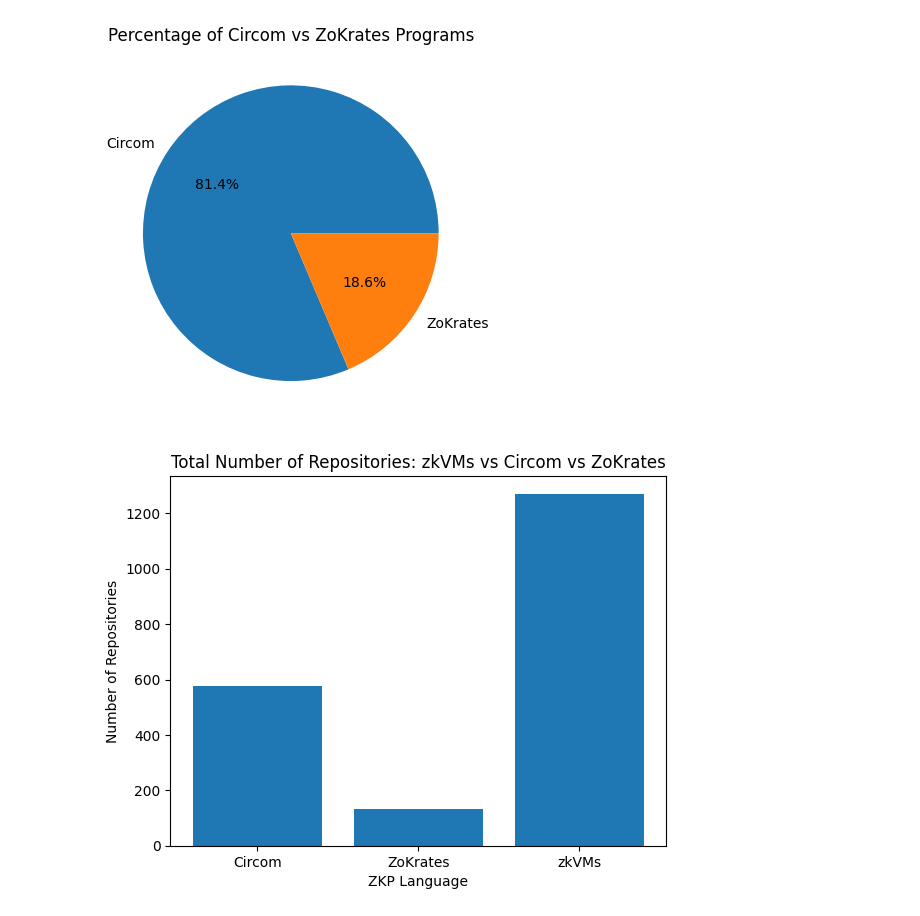
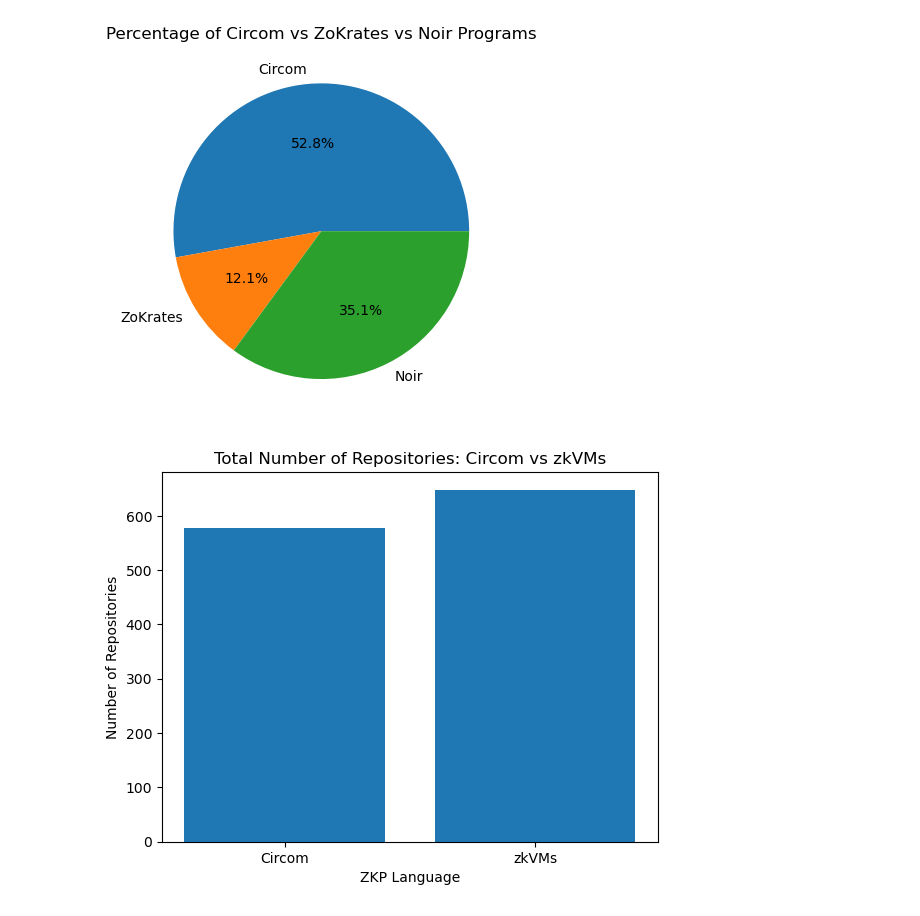
Before and after one commit to critesjosh/ZKP-Languages, a Jupyter notebook: src/data_analyzer.ipynb, the cells around one changed output. Cells and saved outputs as stored; diff of their text form; code cells hidden in the pictures.

Commit message:
added Noir and updated graphs
closes #1

```diff
--- a/src/data_analyzer.ipynb
+++ b/src/data_analyzer.ipynb
@@ -14,6 +14,7 @@ metrics_folder = '../metrics'
 
 circom_df = load_data(os.path.join(metrics_folder, 'metrics_for_circom.csv'))
 zokrates_df = load_data(os.path.join(metrics_folder, 'metrics_for_zokrates.csv'))
+noir_df = load_data(os.path.join(metrics_folder, 'metrics_for_noir.csv'))
 risc0_df = load_data(os.path.join(metrics_folder, 'metrics_for_risc0.csv'))
 sp1_zkvm_df = load_data(os.path.join(metrics_folder, 'metrics_for_sp1.csv'))
 nexus_df = load_data(os.path.join(metrics_folder, 'metrics_for_nexus.csv'))
@@ -56,22 +57,29 @@ plt.show()
 # %%
-# percentage of Circom vs ZoKrates programs
+# percentage of Circom, ZoKrates, and Noir programs
 circom_count = len(circom_df)
 zokrates_count = len(zokrates_df)
-total_circom_zokrates = circom_count + zokrates_count
-percentages = [circom_count / total_circom_zokrates * 100, zokrates_count / total_circom_zokrates * 100]
-plt.pie(percentages, labels=['Circom', 'ZoKrates'], autopct='%1.1f%%')
-plt.title('Percentage of Circom vs ZoKrates Programs')
+noir_count = len(noir_df)
+
+total_programs = circom_count + zokrates_count + noir_count
+percentages = [
+    circom_count / total_programs * 100,
+    zokrates_count / total_programs * 100,
+    noir_count / total_programs * 100
+]
+
+plt.pie(percentages, labels=['Circom', 'ZoKrates', 'Noir'], autopct='%1.1f%%')
+plt.title('Percentage of Circom vs ZoKrates vs Noir Programs')
 plt.show()
 # %% [output]
-[figure, old version]
+[figure, new version]
 # %%
 # total number of repositories: Circom vs ZoKrates vs zkVMs
-zkvm_count = len(risc0_df) + len(sp1_zkvm_df) + len(nexus_df) + len(cairo_df) + len(snarkvm_df)
-total_repositories = [circom_count, zokrates_count, zkvm_count]
-plt.bar(['Circom', 'ZoKrates', 'zkVMs'], total_repositories)
-plt.title('Total Number of Repositories: zkVMs vs Circom vs ZoKrates')
+zkvm_count = len(risc0_df) + len(sp1_zkvm_df) + len(nexus_df) + len(snarkvm_df)
+total_repositories = [circom_count, zkvm_count]
+plt.bar(['Circom', 'zkVMs'], total_repositories)
+plt.title('Total Number of Repositories: Circom vs zkVMs')
 plt.ylabel('Number of Repositories')
 plt.xlabel('ZKP Language')
 plt.show()
 # %% [output]
-[figure, old version]
+[figure, new version]
```
Also changed, not shown: parts of 4 cells of this notebook, 9 other files.
